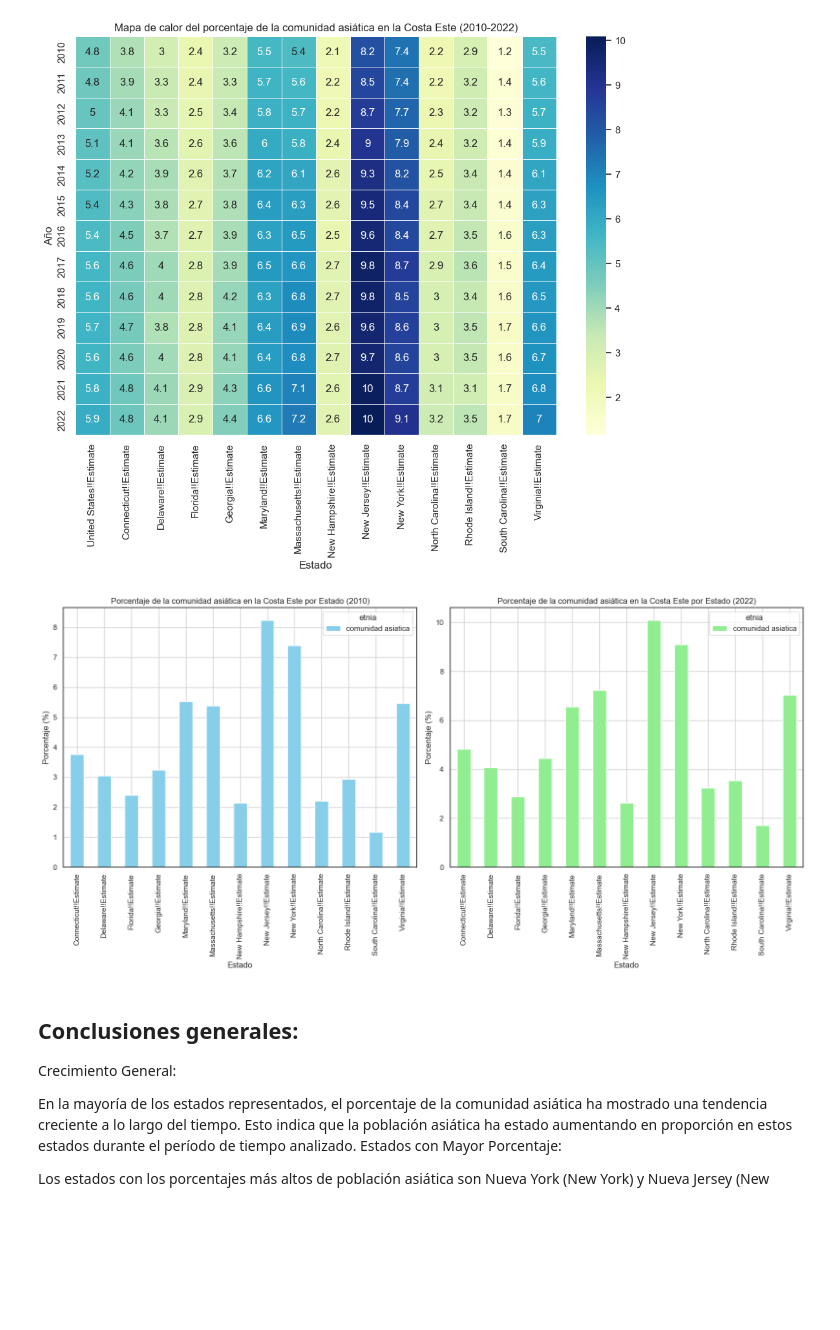
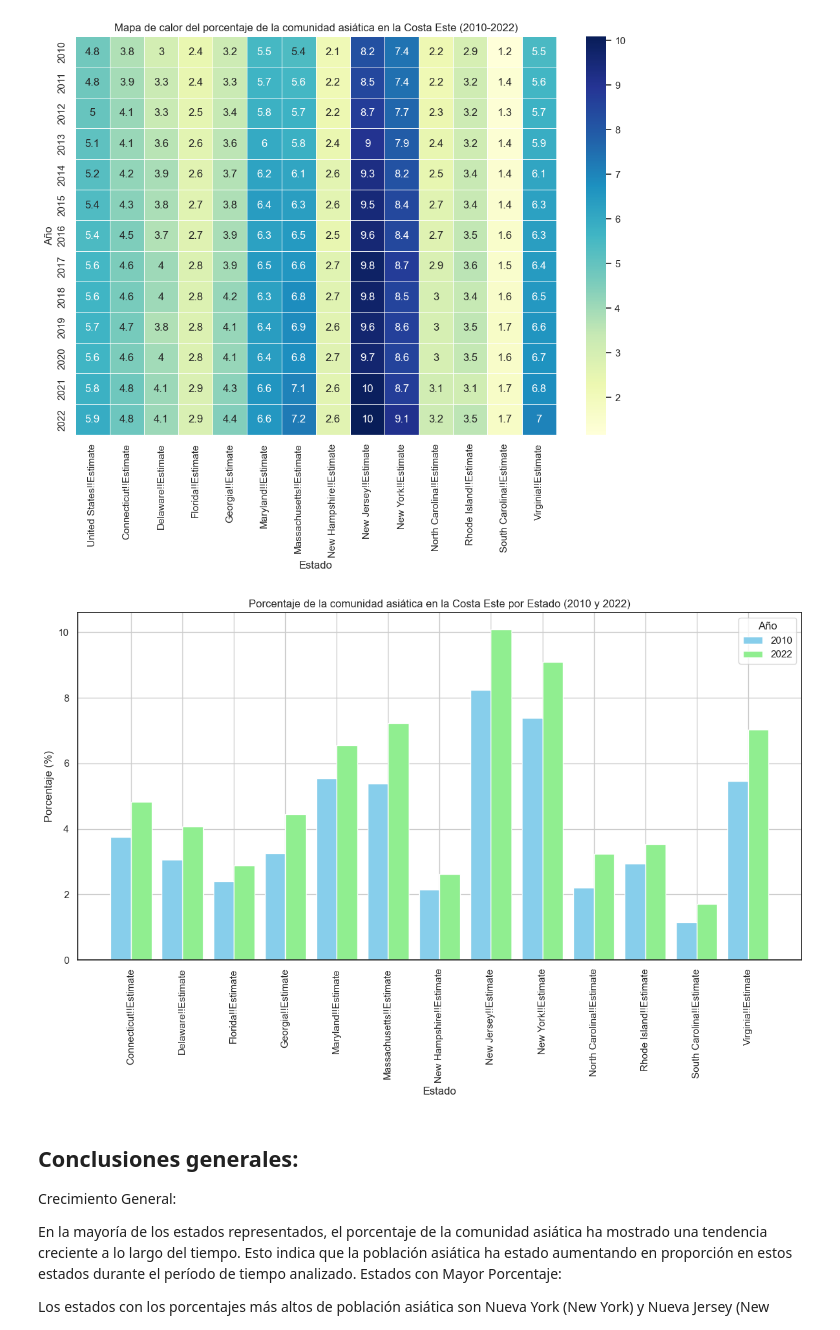
Before and after one commit to psm545/Google-and-Yelp-Recomendaciones-PF-Henry-PT-09, a Jupyter notebook: Demografía.ipynb, the cells around one changed output. Saved outputs shown, nothing was run; the diff lists cells and outputs as text; code cells hidden in the pictures; blank space fills up the shorter version.

```diff
--- a/Demografía.ipynb
+++ b/Demografía.ipynb
@@ -126,6 +146,5 @@ DF_Demografía_Etnias = pd.read_csv("C:\\Users\\fede\\Desktop\\PROYECTOFINAL\\Da
 # %%
-DF_Demografía_Etnias = DF_Demografía_Etnias.filter(regex='^(?!.*Margin of Error)')
-# Filtrar las filas de la columna "Label (Grouping)" que sean "Total:" o "Asian alone
+DF_Demografía_Etnias = DF_Demografía_Etnias.filter(regex='^(?!.*Error)')
 
 # Filtrar las filas de la columna "Label (Grouping)" que sean "Total:" o "Asian alone"
 DF_Demografía_Etnias = DF_Demografía_Etnias[DF_Demografía_Etnias['Label (Grouping)'].isin(['Total:', "        Asian alone"])]
@@ -133,6 +152,7 @@ DF_Demografía_Etnias.reset_index(drop=True, inplace=True)
 # %%
 # Convertir las columnas numéricas a tipo numérico, ignorando la columna 'Label (Grouping)'
 # Eliminar las comas de las columnas numéricas
-df_numerico = DF_Demografía_Etnias.drop(columns=['Label (Grouping)']).replace({',': ''}, regex=True)
-df_numerico = df_numerico.apply(pd.to_numeric)
-DF_Demografía_Etnias = pd.concat([DF_Demografía_Etnias[['Label (Grouping)']], df_numerico], axis=1)
+
+# Reemplaza las comas y convierte a numérico solo en las columnas numéricas
+df_numerico = DF_Demografía_Etnias.replace({',': ''}, regex=True)
+df_numerico = df_numerico.apply(pd.to_numeric, errors='ignore')
@@ -146,0 +159,4 @@ DF_Demografía_Etnias
+# %%
+
+# Agrupa por 'Label (Grouping)' y realiza una agregación (por ejemplo, sumando los valores numéricos)
+df_resultado = df_numerico.groupby('Label (Grouping)').sum().reset_index()
@@ -146,0 +169,5 @@ DF_Demografía_Etnias
+# %%
+df = df_resultado
+# Configurar pandas para mostrar todas las columnas y filas
+pd.set_option('display.max_columns', None)
+pd.set_option('display.max_rows', None)
@@ -351,39 +399,43 @@ plt.show()
 # %% [output]
 [figure]
 # %%
-
 # Crear el DataFrame para 2010
 df_2010 = df[df['año'] == 2010].set_index('etnia').iloc[:, 1:]
 df_2010 = df_2010.drop(columns=['año'])
 
 # Crear el DataFrame para 2022
 df_2022 = df[df['año'] == 2022].set_index('etnia').iloc[:, 1:]
 df_2022 = df_2022.drop(columns=['año'])
 
-# Crear la figura y los ejes
-fig, axes = plt.subplots(1, 2, figsize=(16, 8))
+# Crear la figura y el eje
+fig, ax = plt.subplots(figsize=(12, 8))
 
-# Gráfico para el año 2010
-df_2010.T.plot(kind='bar', ax=axes[0], color='skyblue')
-axes[0].set_title('Porcentaje de la comunidad asiática en la Costa Este por Estado (2010)')
-axes[0].set_xlabel('Estado')
-axes[0].set_ylabel('Porcentaje (%)')
-axes[0].grid(True)
+# Definir la posición de las barras
+bar_width = 0.4  # Ancho de cada barra
+index = np.arange(len(df_2010.columns))  # Posiciones para las barras
 
-# Gráfico para el año 2022
-df_2022.T.plot(kind='bar', ax=axes[1], color='lightgreen')
-axes[1].set_title('Porcentaje de la comunidad asiática en la Costa Este por Estado (2022)')
-axes[1].set_xlabel('Estado')
-axes[1].set_ylabel('Porcentaje (%)')
-axes[1].grid(True)
+# Graficar los datos de 2010
+bar_2010 = ax.bar(index - bar_width/2, df_2010.T.values.flatten(), bar_width, label='2010', color='skyblue')
 
-# Ajustar los espacios entre los gráficos
+# Graficar los datos de 2022
+bar_2022 = ax.bar(index + bar_width/2, df_2022.T.values.flatten(), bar_width, label='2022', color='lightgreen')
+
+# Configurar el gráfico
+ax.set_title('Porcentaje de la comunidad asiática en la Costa Este por Estado (2010 y 2022)')
+ax.set_xlabel('Estado')
+ax.set_ylabel('Porcentaje (%)')
+ax.set_xticks(index)
+ax.set_xticklabels(df_2010.columns, rotation=90)  # Etiquetas en vertical
+ax.grid(True)
+ax.legend(title='Año')
+
+# Ajustar el diseño
 plt.tight_layout()
 
-# Mostrar los gráficos
+# Mostrar el gráfico
 plt.show()
 # %% [output]
-[figure, old version]
+[figure, new version]
 # %% [markdown]
 ## Conclusiones generales:
 Crecimiento General:
```
Also changed, not shown: parts of 30 cells of this notebook.
